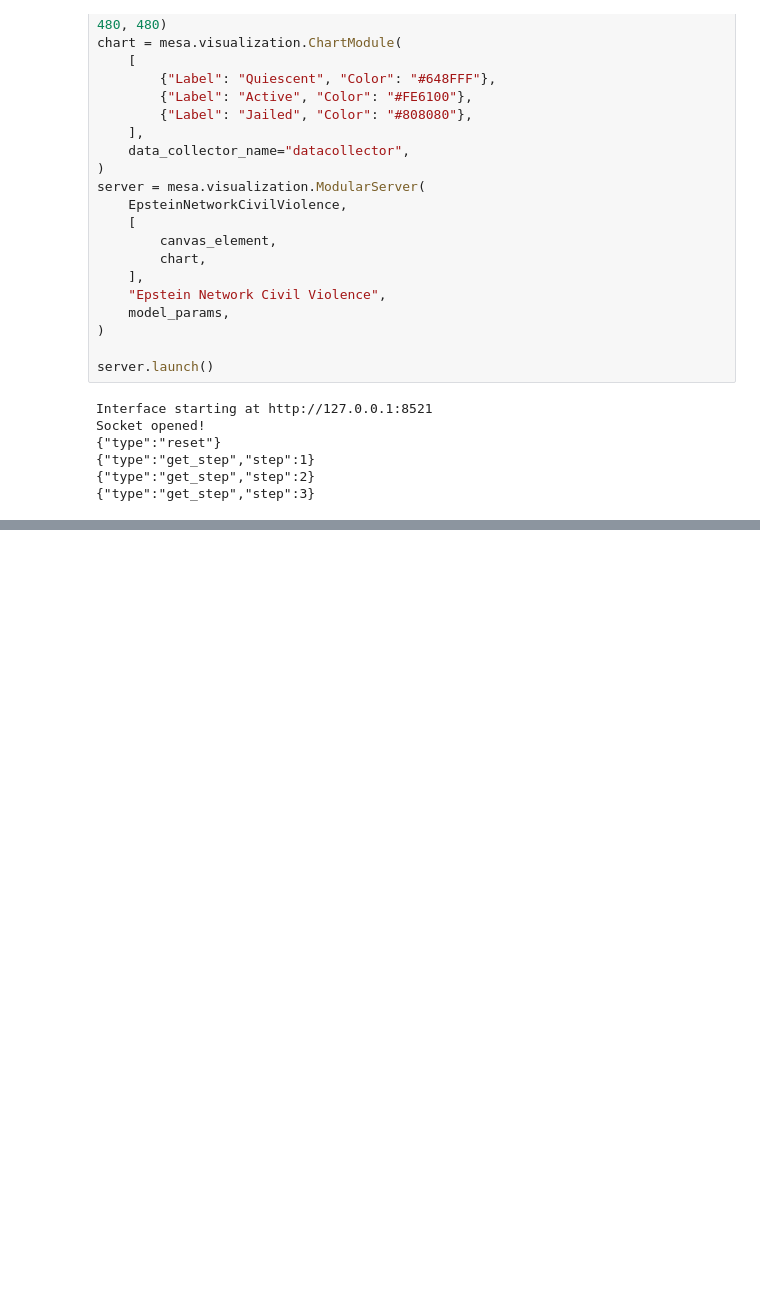
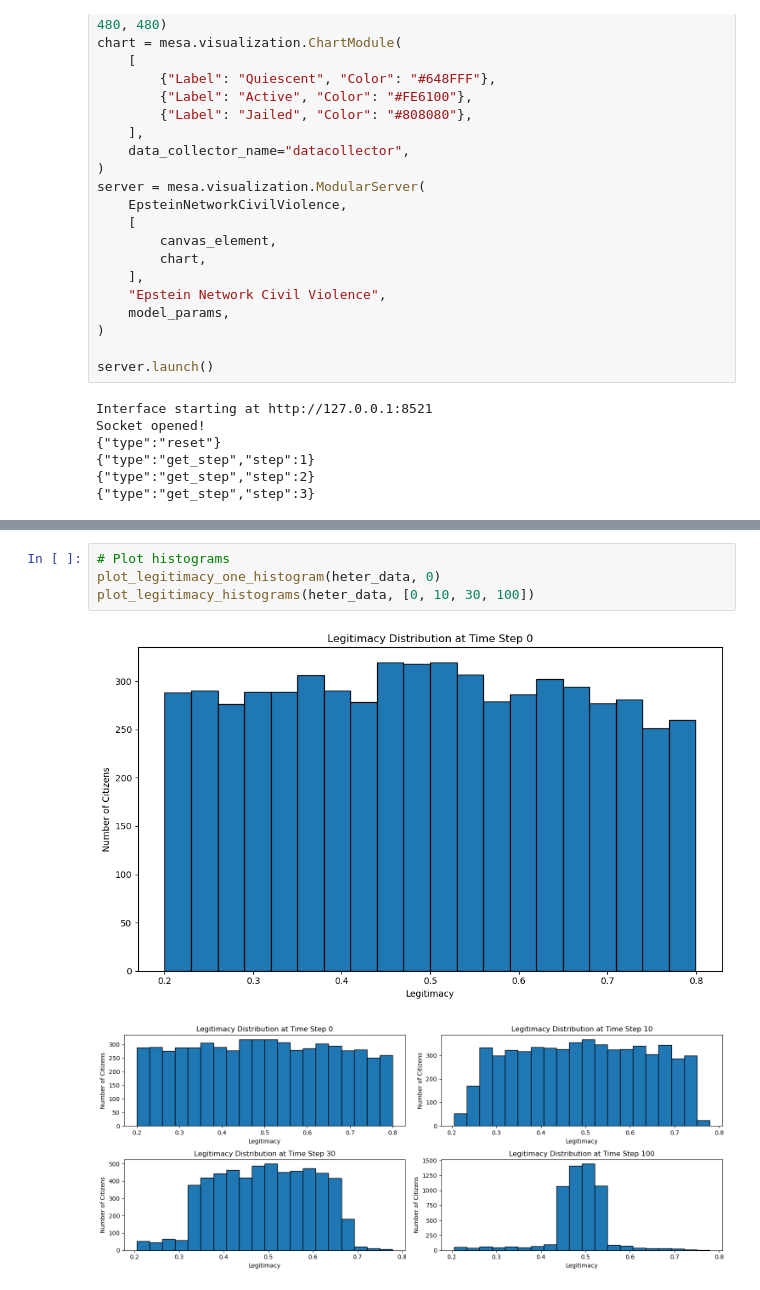
Before and after one commit to yehuihe/epstein_network_civil_violence, a Jupyter notebook: simulation (final version).ipynb, the cells around one changed output, grey strips where cells are left out. Saved outputs shown, nothing was run; the diff lists cells and outputs as text; blank space fills up the shorter version.

```diff
--- a/simulation (final version).ipynb
+++ b/simulation (final version).ipynb
@@ -618,0 +794,7 @@ Socket opened!
+# %%
+# Plot histograms
+plot_legitimacy_one_histogram(heter_data, 0)
+plot_legitimacy_histograms(heter_data, [0, 10, 30, 100])
+# %% [output]
+[figure, added]
+[figure, added]
```
Also changed, not shown: parts of 13 cells of this notebook, 1 other file.
